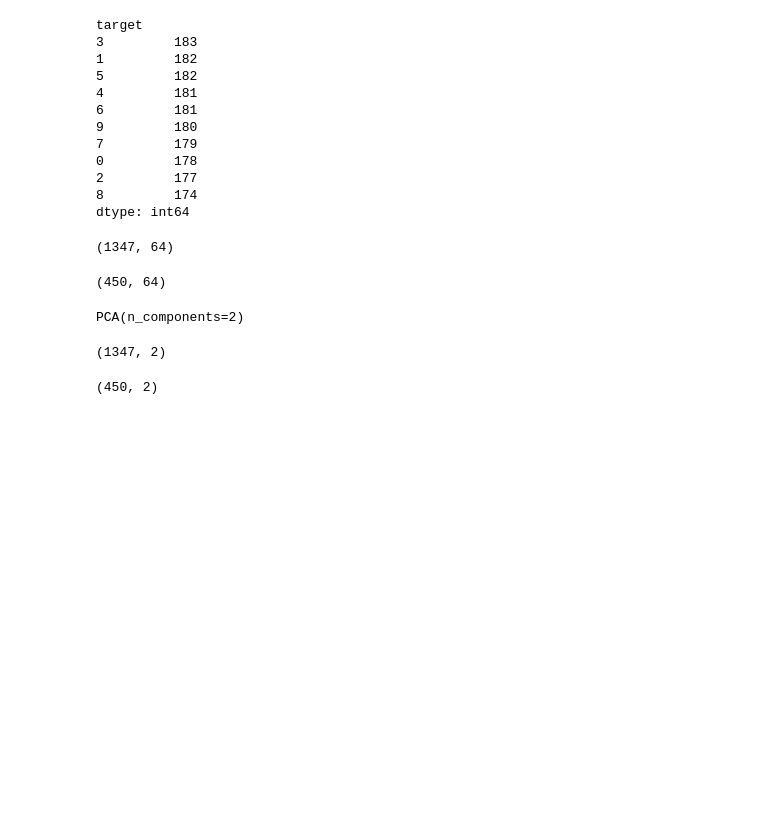
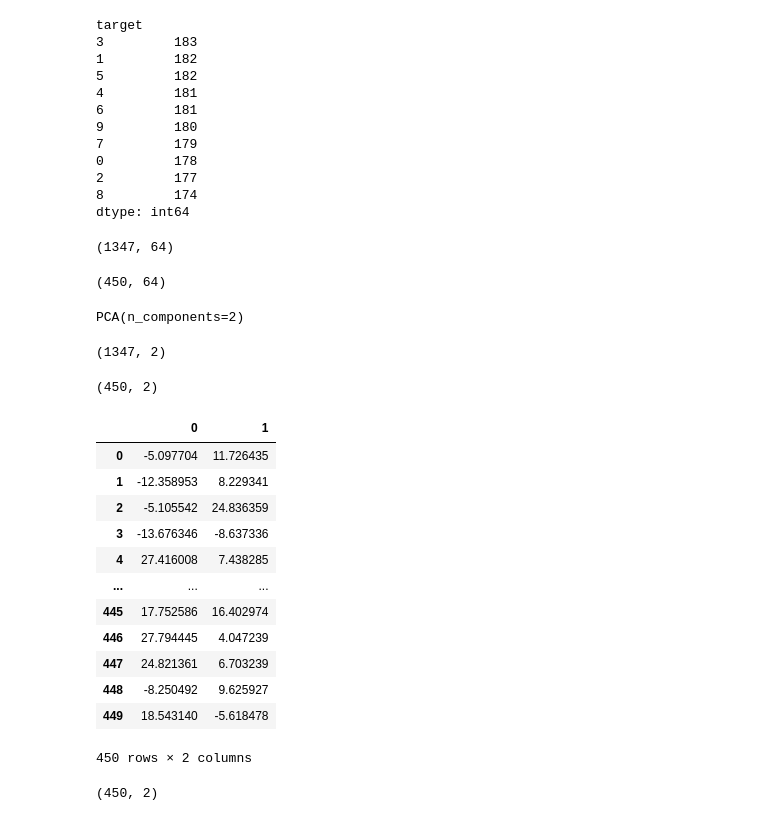
Before and after one commit to Abhilashg11/Data_science, a Jupyter notebook: regression/PCA.ipynb, the cells around one changed output. Cells and saved outputs as stored; diff of their text form; code cells hidden in the pictures; blank space fills up the shorter version.

```diff
--- a/regression/PCA.ipynb
+++ b/regression/PCA.ipynb
@@ -151,3 +153,25 @@ x_train_transformed.shape
 x_test_transformed.shape
 # %% [output]
 (450, 2)
+# %%
+a=pd.DataFrame(x_test_transformed)
+# %%
+a
+# %% [output]
+|  | 0 | 1 |
+| 0 | -5.097704 | 11.726435 |
+| 1 | -12.358953 | 8.229341 |
+| 2 | -5.105542 | 24.836359 |
+| 3 | -13.676346 | -8.637336 |
+| 4 | 27.416008 | 7.438285 |
+| ... | ... | ... |
+| 445 | 17.752586 | 16.402974 |
+| 446 | 27.794445 | 4.047239 |
+| 447 | 24.821361 | 6.703239 |
+| 448 | -8.250492 | 9.625927 |
+| 449 | 18.543140 | -5.618478 |
+450 rows × 2 columns
+# %%
+a.shape
+# %% [output]
+(450, 2)
```
Also changed, not shown: parts of 15 cells of this notebook, 1 other file.
